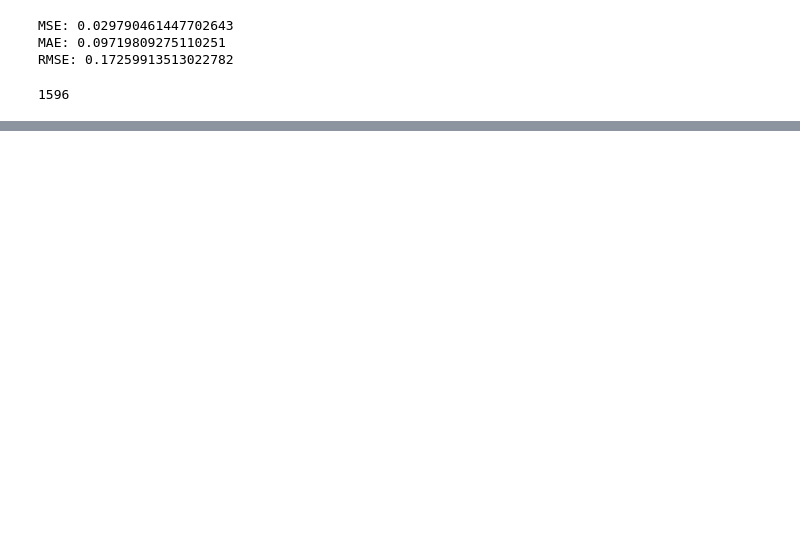
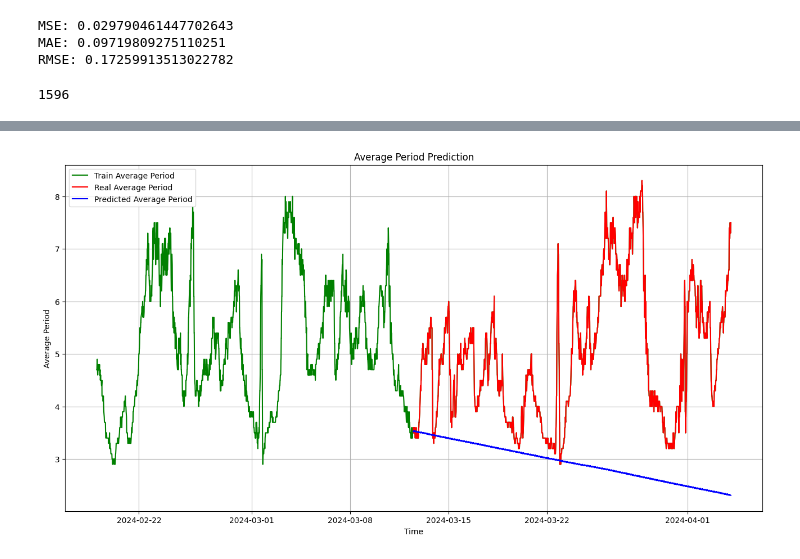
Before and after one commit to usd-cs/Benchmark-Code, a Jupyter notebook: arima.ipynb, the cells around one changed output, grey strips where cells are left out. Drawn from its saved outputs; the diff is of its cells as text; code cells hidden in the pictures; blank space fills up the shorter version.

```diff
--- a/arima.ipynb
+++ b/arima.ipynb
@@ -237,0 +272,26 @@ plt.show()
+# %%
+from statsmodels.tsa.statespace.sarimax import SARIMAX
+
+# Fit the SARIMA model on the entire training dataset
+# Replace p, d, q with your ARIMA parameters and P, D, Q, m with your seasonal parameters
+model = SARIMAX(train_arima, order=(1,1,3), seasonal_order=(1,1,1,12), trend='n')
+model_fit = model.fit()
+
+# Forecast the future points
+forecast_steps = len(test_arima)  # Number of steps you want to forecast
+forecast = model_fit.forecast(steps=forecast_steps)
+# %%
+import matplotlib.pyplot as plt
+plt.figure(figsize=(16,8))
+plt.plot(ny_buoy_df["date"], ny_buoy_df['average_period'], color='green', label = 'Train Average Period')
+plt.plot(test_data["date"], y, color = 'red', label = 'Real Average Period')
+plt.plot(test_data["date"], forecast, color = 'blue', label = 'Predicted Average Period')
+plt.title('Average Period Prediction')
+plt.xlabel('Time')
+plt.ylabel('Average Period')
+plt.legend()
+plt.grid(True)
+plt.savefig('arima_model.pdf')
+plt.show()
+# %% [output]
+[figure, added]
```
Also changed, not shown: parts of 15 cells of this notebook, 3 other files.
